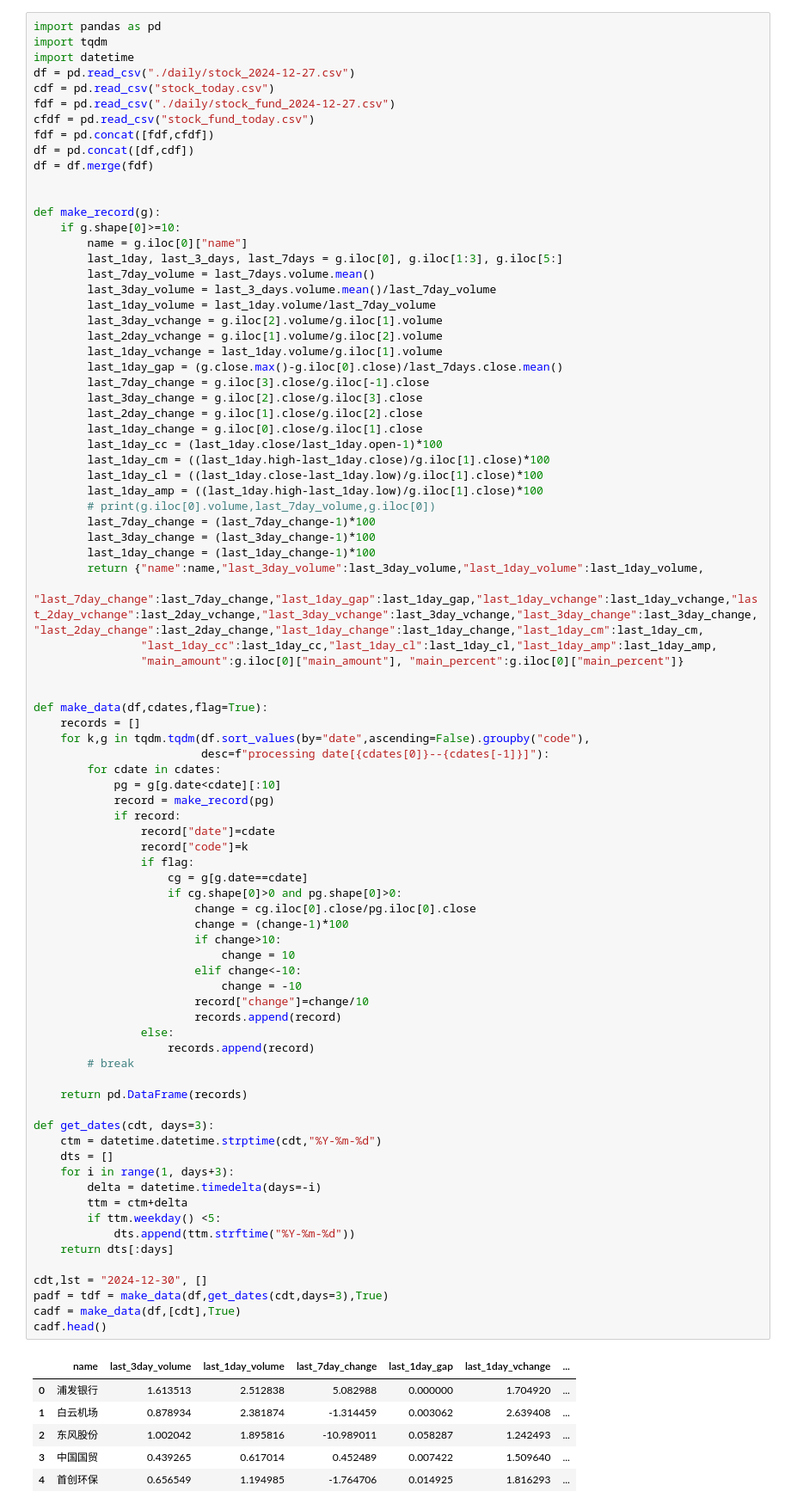
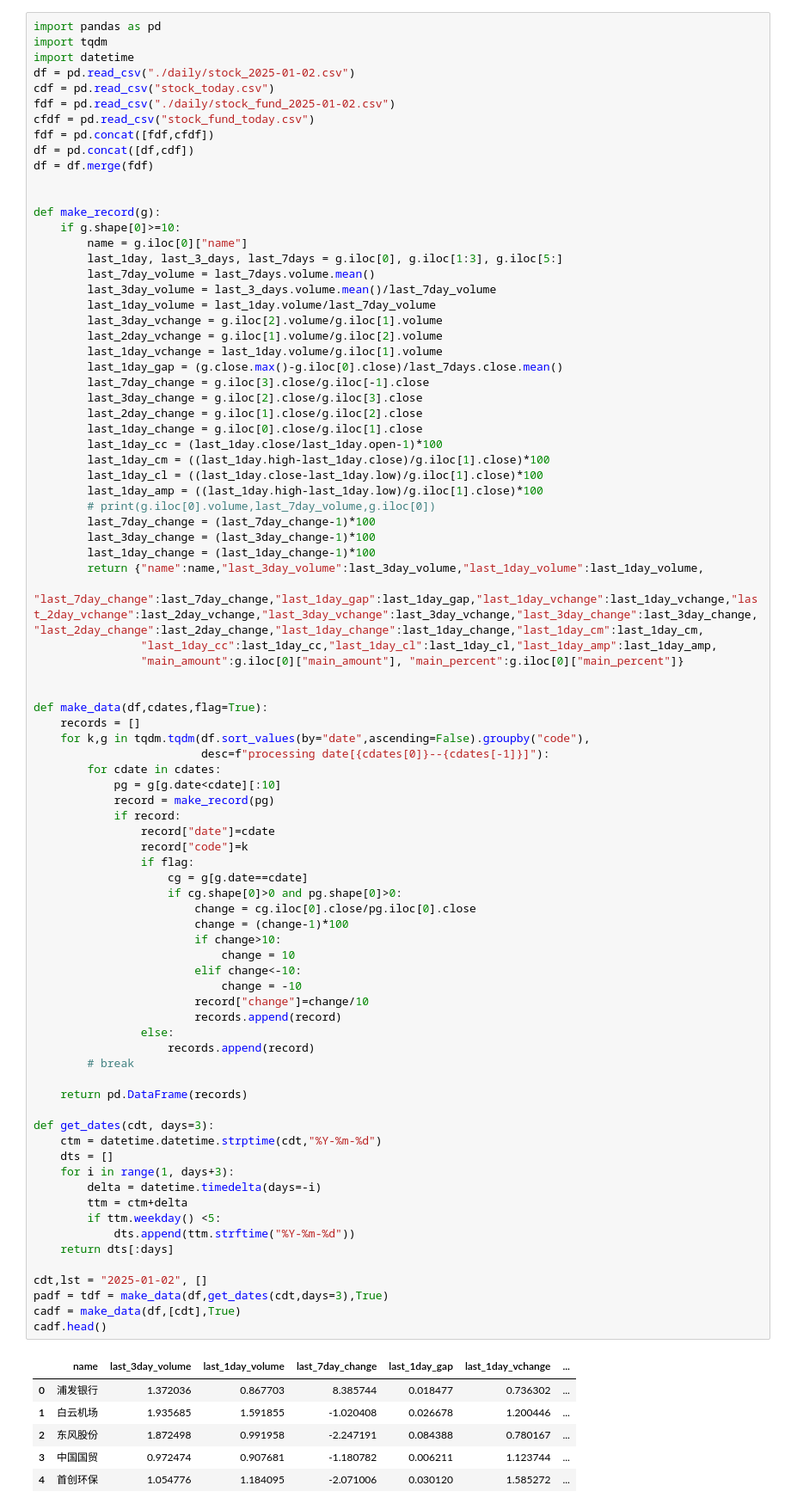
Before and after one commit to txdas/biotech, a Jupyter notebook: notebook/stock/akshare_pred.ipynb, the cells around one changed output. Shown at 86% size. Drawn from its saved outputs; the diff is of its cells as text.

```diff
--- a/notebook/stock/akshare_pred.ipynb
+++ b/notebook/stock/akshare_pred.ipynb
@@ -2,9 +2,9 @@
 import pandas as pd
 import tqdm
 import datetime
-df = pd.read_csv("./daily/stock_2024-12-27.csv")
+df = pd.read_csv("./daily/stock_2025-01-02.csv")
 cdf = pd.read_csv("stock_today.csv")
-fdf = pd.read_csv("./daily/stock_fund_2024-12-27.csv")
+fdf = pd.read_csv("./daily/stock_fund_2025-01-02.csv")
 cfdf = pd.read_csv("stock_fund_today.csv")
 fdf = pd.concat([fdf,cfdf])
 df = pd.concat([df,cdf])
@@ -55,36 +55,36 @@ def make_data(df,cdates,flag=True):
                     if cg.shape[0]>0 and pg.shape[0]>0:
                         change = cg.iloc[0].close/pg.iloc[0].close
                         change = (change-1)*100
                         if change>10:
                             change = 10
                         elif change<-10:
                             change = -10
                         record["change"]=change/10
                         records.append(record)
                 else:
                     records.append(record)
         # break
 
     return pd.DataFrame(records)
 
 def get_dates(cdt, days=3):
     ctm = datetime.datetime.strptime(cdt,"%Y-%m-%d")
     dts = []
     for i in range(1, days+3):
         delta = datetime.timedelta(days=-i)
         ttm = ctm+delta
         if ttm.weekday() <5:
             dts.append(ttm.strftime("%Y-%m-%d"))
     return dts[:days]
 
-cdt,lst = "2024-12-30", []
+cdt,lst = "2025-01-02", []
 padf = tdf = make_data(df,get_dates(cdt,days=3),True)
 cadf = make_data(df,[cdt],True)
 cadf.head()
 # %% [output]
 |  | name | last_3day_volume | last_1day_volume | last_7day_change | last_1day_gap | last_1day_vchange | ... |
-| 0 | 浦发银行 | 1.613513 | 2.512838 | 5.082988 | 0.000000 | 1.704920 | ... |
-| 1 | 白云机场 | 0.878934 | 2.381874 | -1.314459 | 0.003062 | 2.639408 | ... |
-| 2 | 东风股份 | 1.002042 | 1.895816 | -10.989011 | 0.058287 | 1.242493 | ... |
-| 3 | 中国国贸 | 0.439265 | 0.617014 | 0.452489 | 0.007422 | 1.509640 | ... |
-| 4 | 首创环保 | 0.656549 | 1.194985 | -1.764706 | 0.014925 | 1.816293 | ... |
+| 0 | 浦发银行 | 1.372036 | 0.867703 | 8.385744 | 0.018477 | 0.736302 | ... |
+| 1 | 白云机场 | 1.935685 | 1.591855 | -1.020408 | 0.026678 | 1.200446 | ... |
+| 2 | 东风股份 | 1.872498 | 0.991958 | -2.247191 | 0.084388 | 0.780167 | ... |
+| 3 | 中国国贸 | 0.972474 | 0.907681 | -1.180782 | 0.006211 | 1.123744 | ... |
+| 4 | 首创环保 | 1.054776 | 1.184095 | -2.071006 | 0.030120 | 1.585272 | ... |
```
Also changed, not shown: parts of 3 cells of this notebook, 5 other files.
